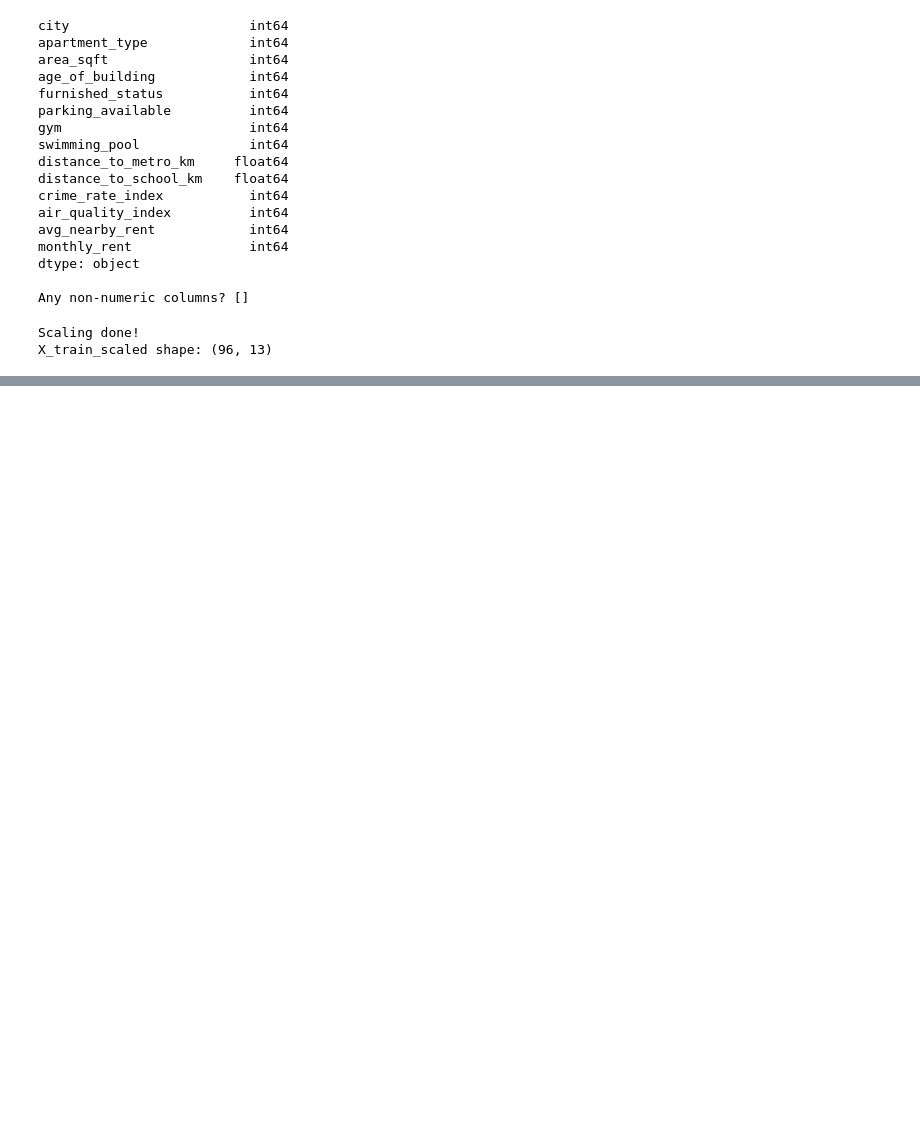
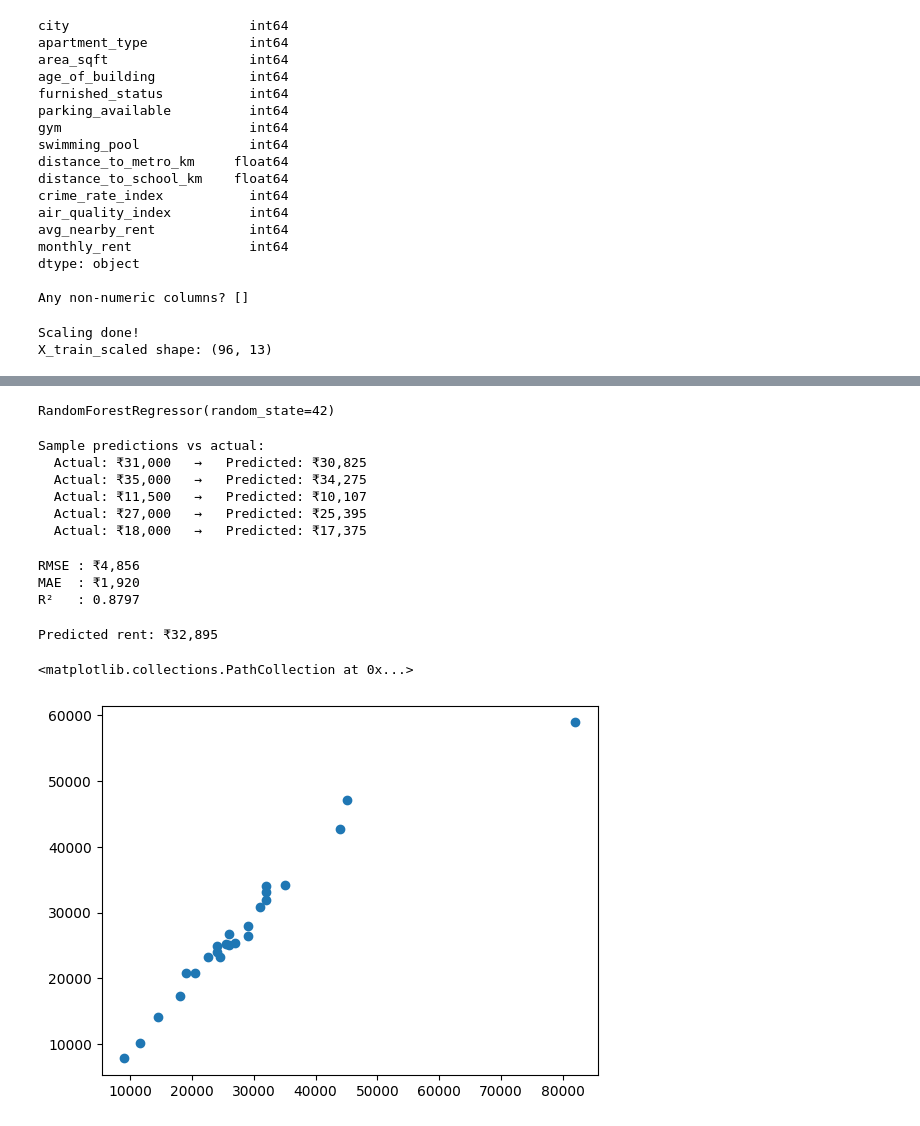
Before and after one commit to Ayushsan1/Apartment-Price-Prediction-model-RFregressor-, a Jupyter notebook: ml-based-model.ipynb, the cells around one changed output, grey strips where cells are left out. Cells and saved outputs as stored; diff of their text form; code cells hidden in the pictures; blank space fills up the shorter version.

Commit message:
feat: Add EDA and model building sections, and introduce RandomForestRegressor for predictive modeling.

```diff
--- a/ml-based-model.ipynb
+++ b/ml-based-model.ipynb
@@ -166,0 +177,32 @@ X_train_scaled shape: (96, 13)
+# %%
+# ── Train ────────────────────────────────────────────────────────
+rf = RandomForestRegressor(n_estimators=100, random_state=42)
+rf.fit(X_train, y_train)          # no scaling needed for Random Forest
+# %% [output]
+RandomForestRegressor(random_state=42)
+# %%
+y_pred = rf.predict(X_test)
+# %%
+print("Sample predictions vs actual:")
+for actual, predicted in zip(y_test[:5], y_pred[:5]):
+    print(f"  Actual: ₹{actual:,}   →   Predicted: ₹{predicted:,.0f}")
+# %% [output]
+Sample predictions vs actual:
+  Actual: ₹31,000   →   Predicted: ₹30,825
+  Actual: ₹35,000   →   Predicted: ₹34,275
+  Actual: ₹11,500   →   Predicted: ₹10,107
+  Actual: ₹27,000   →   Predicted: ₹25,395
+  Actual: ₹18,000   →   Predicted: ₹17,375
+# %%
+# ── Evaluate ─────────────────────────────────────────────────────
+rmse = np.sqrt(mean_squared_error(y_test, y_pred))
+mae  = mean_absolute_error(y_test, y_pred)
+r2   = r2_score(y_test, y_pred)
+
+print(f"\nRMSE : ₹{rmse:,.0f}")   # avg error in rupees
+print(f"MAE  : ₹{mae:,.0f}")    # avg absolute error
+print(f"R²   : {r2:.4f}")       # 1.0 = perfect, 0 = useless
+# %% [output]
+RMSE : ₹4,856
+MAE  : ₹1,920
+R²   : 0.8797
@@ -166,0 +228,10 @@ X_train_scaled shape: (96, 13)
+# %%
+predict_rent = rf.predict(new_apt)[0]
+print(f"\nPredicted rent: ₹{predict_rent:,.0f}")
+# %% [output]
+Predicted rent: ₹32,895
+# %%
+plt.scatter(y_test, y_pred)
+# %% [output]
+<matplotlib.collections.PathCollection at 0x...>
+[figure, added]
```
Also changed, not shown: parts of 10 cells of this notebook.
